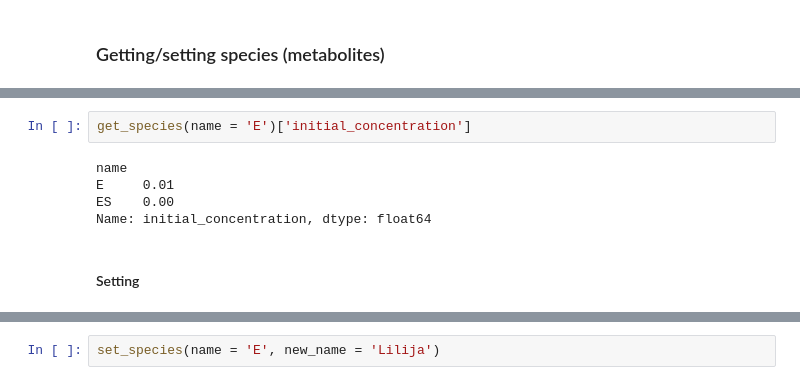
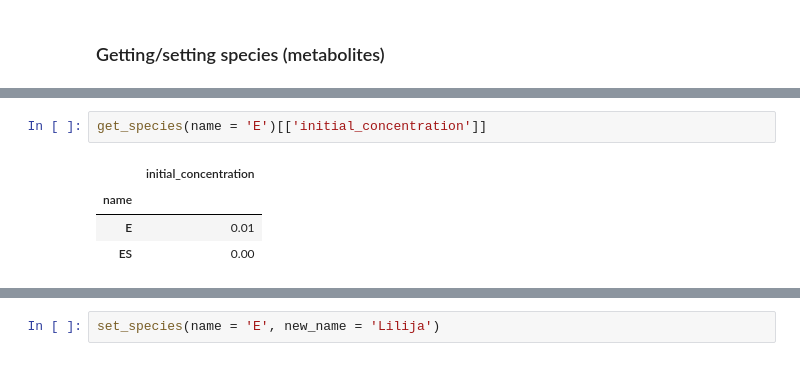
Before and after one commit to copasi/basico, a Jupyter notebook: docs/notebooks/Model_manipulation.ipynb, the cells around one changed output, grey strips where cells are left out. Cells and saved outputs as stored; diff of their text form.

```diff
--- a/docs/notebooks/Model_manipulation.ipynb
+++ b/docs/notebooks/Model_manipulation.ipynb
@@ -51,11 +56,9 @@ get_species()
 | ES | compartment | reactions | mmol/ml | 0.000000 | 0.000000e+00 |  | ... |
 | P | compartment | reactions | mmol/ml | 0.000000 | 0.000000e+00 |  | ... |
 # %%
-get_species(name = 'E')['initial_concentration']
+get_species(name = 'E')[['initial_concentration']]
 # %% [output]
-name
-E     0.01
-ES    0.00
-Name: initial_concentration, dtype: float64
+|  | initial_concentration |
+| name |  |
+| E | 0.01 |
+| ES | 0.00 |
-# %% [markdown]
-#### Setting
```
Also changed, not shown: parts of 24 cells of this notebook, 1 other file.
